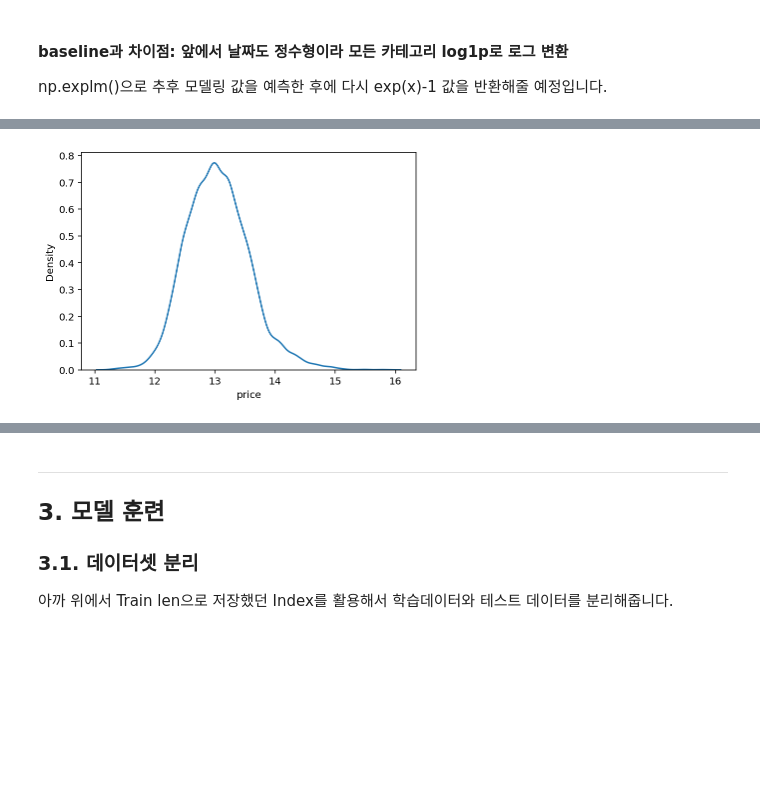
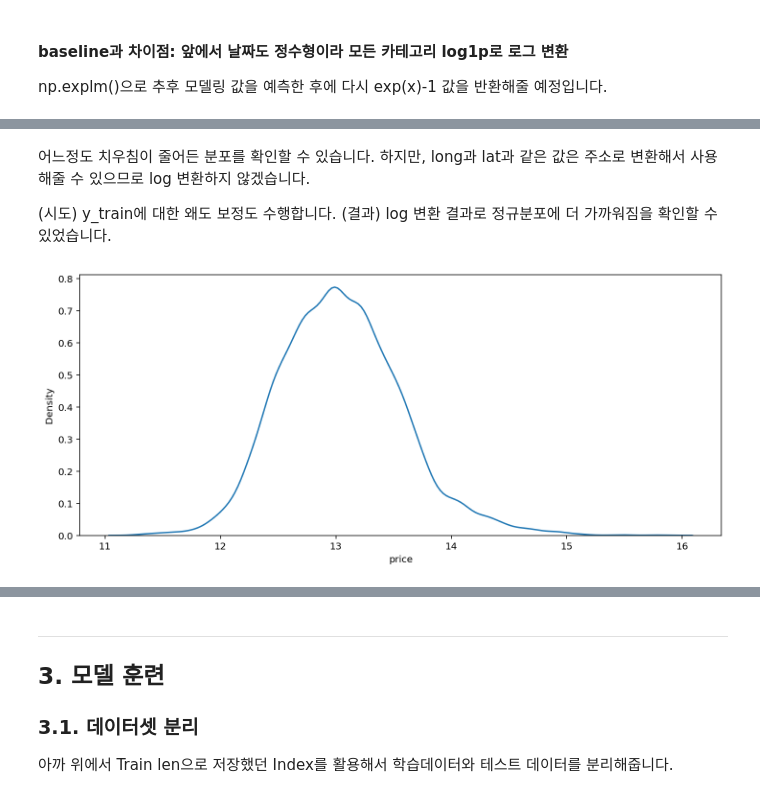
Before and after one commit to vg-rlo/aiffel-mini-projects, a Jupyter notebook: Exploration/Regression_price_prediction/[E-09]HousingPricePrediction_final.ipynb, the cells around one changed output, grey strips where cells are left out. Saved outputs shown, nothing was run; the diff lists cells and outputs as text; code cells hidden in the pictures; blank space fills up the shorter version.

```diff
--- a/Exploration/Regression_price_prediction/[E-09]HousingPricePrediction_final.ipynb
+++ b/Exploration/Regression_price_prediction/[E-09]HousingPricePrediction_final.ipynb
@@ -354,7 +339,12 @@ np.explm()으로 추후 모델링 값을 예측한 후에 다시 exp(x)-1 값을
+# %% [markdown]
+어느정도 치우침이 줄어든 분포를 확인할 수 있습니다. 하지만, long과 lat과 같은 값은 주소로 변환해서 사용해줄 수 있으므로 log 변환하지 않겠습니다. <br>
+
+(시도) y_train에 대한 왜도 보정도 수행합니다.
+(결과) log 변환 결과로 정규분포에 더 가까워짐을 확인할 수 있었습니다.
 # %%
-y_log_transformation = np.log1p(y_train)
-
-sns.kdeplot(y_log_transformation)
+fig, ax = plt.subplots(1, 1, figsize=(12, 5))
+y_train = np.log1p(y_train)
+sns.kdeplot(y_train)
 plt.show()
 # %% [output]
-[figure, old version]
+[figure, new version]
```
Also changed, not shown: parts of 87 cells of this notebook.
